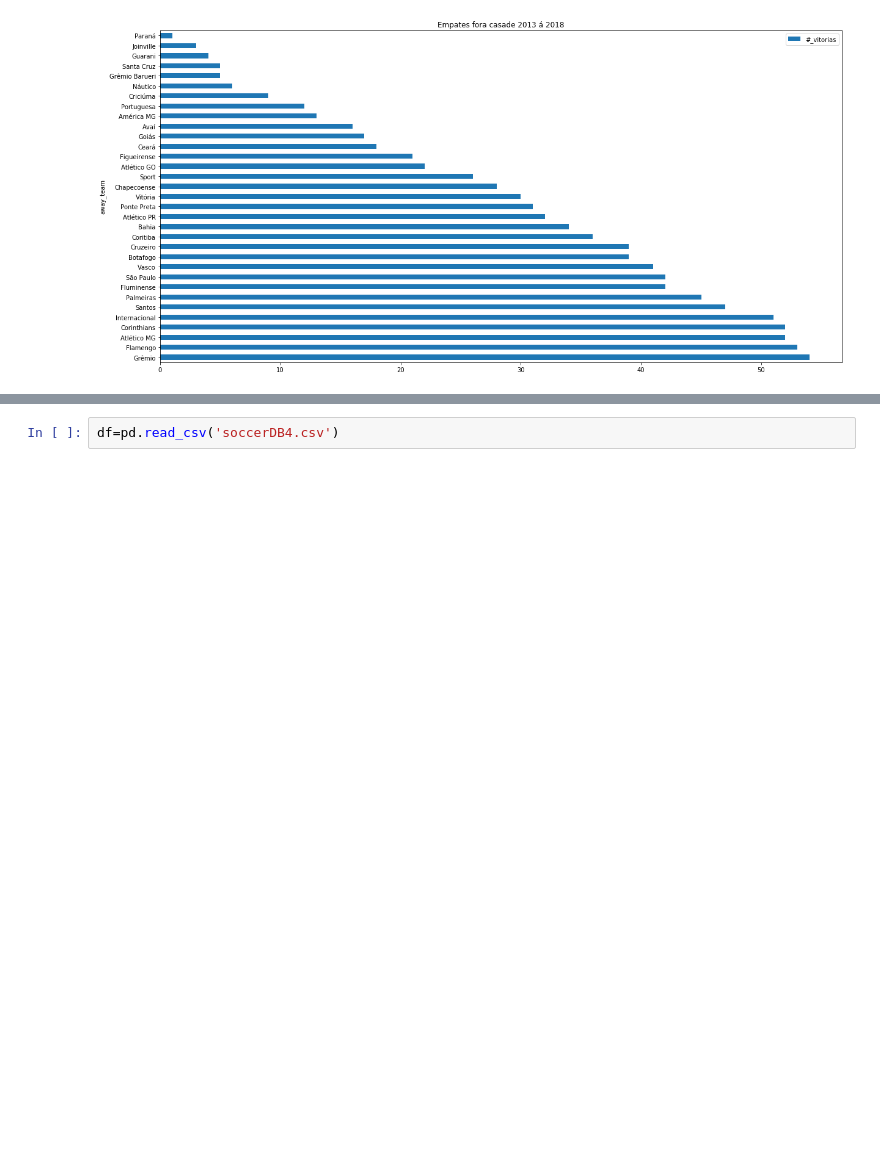
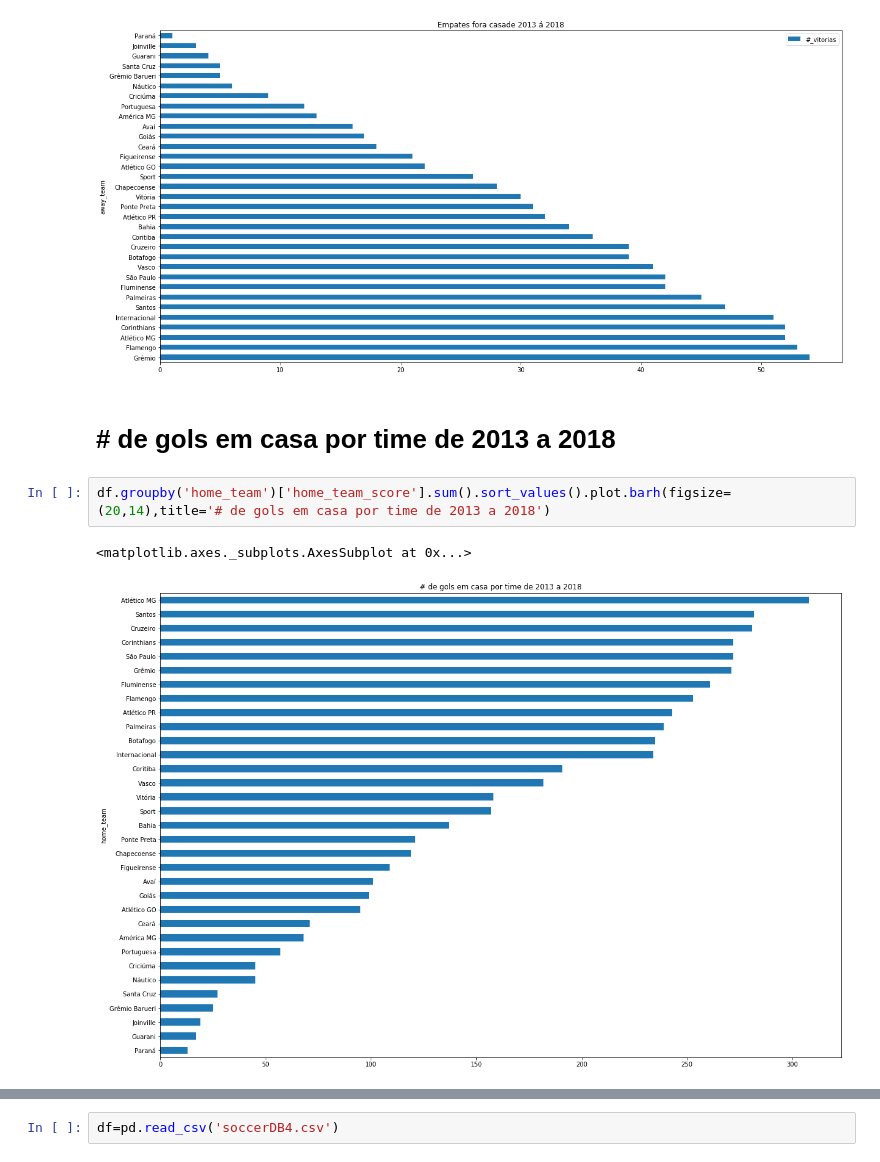
Before and after one commit to hlapa/brazilian_soccer_prediction, a Jupyter notebook: EDA.ipynb, the cells around one changed output, grey strips where cells are left out. Drawn from its saved outputs; the diff is of its cells as text; blank space fills up the shorter version.

```diff
--- a/EDA.ipynb
+++ b/EDA.ipynb
@@ -79,3 +83,10 @@ empates_aw.set_index('away_team').plot.barh(figsize=(20,10),title='Empates fora
 # %% [output]
 <matplotlib.axes._subplots.AxesSubplot at 0x...>
 [figure]
+# %% [markdown]
+# # de gols em casa por time de 2013 a 2018
+# %%
+df.groupby('home_team')['home_team_score'].sum().sort_values().plot.barh(figsize=(20,14),title='# de gols em casa por time de 2013 a 2018')
+# %% [output]
+<matplotlib.axes._subplots.AxesSubplot at 0x...>
+[figure, added]
```
Also changed, not shown: parts of 72 cells of this notebook, 1 other file.
